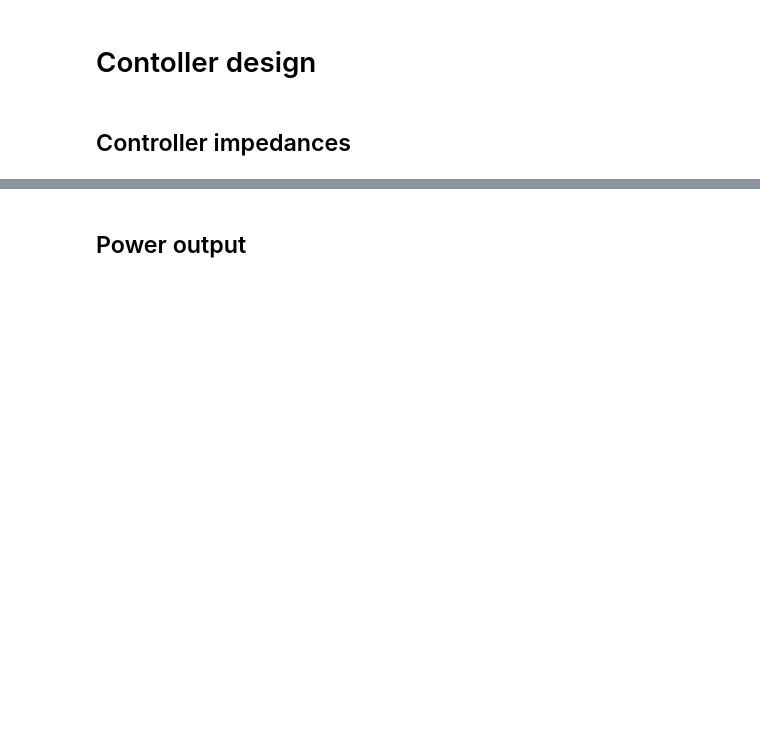
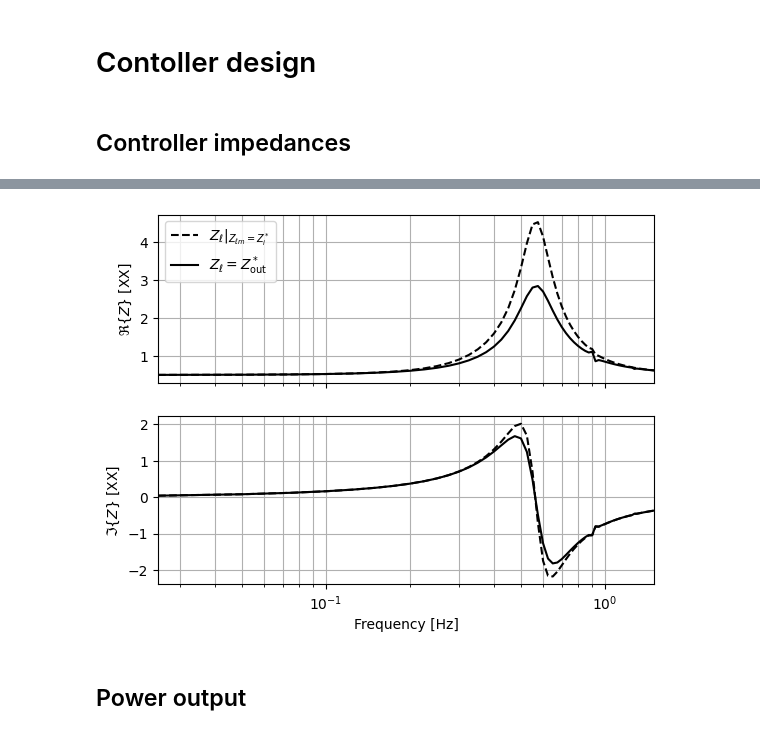
Before and after one commit to sandialabs/wec_as_multiport, a Jupyter notebook: src/wec_as_multiport.ipynb, the cells around one changed output, grey strips where cells are left out. Saved outputs shown, nothing was run; the diff lists cells and outputs as text; code cells hidden in the pictures; blank space fills up the shorter version.

Commit message:
updates up to, but not including, Table II
use only Fpto (no Fa), defined opposite Fexc
add real and imaginary plot for load impedances
correct error in Zlm equations
general text edits

```diff
--- a/src/wec_as_multiport.ipynb
+++ b/src/wec_as_multiport.ipynb
@@ -140,3 +151,41 @@ fig.savefig(os.path.join(gfx_path,base_name + 'load_impedance_for_mech_power.pdf
+# %%
+fig, ax = plt.subplots(nrows=2,
+                       sharex=True)
+
+ax[0].plot(wec.freq, np.real(np.abs(wec.Zl_opt_mech)),
+           color='k',
+           ls='--',
+           label='$Z_\ell \\vert_{Z_{\ell m} = Z_i^*}$')
+ax[0].plot(wec.freq, np.real(np.abs(wec.Zl_opt)),
+           color='k',
+           ls='-',
+           label='$Z_\ell = Z_{\\mathrm{out}}^*$')
+
+ax[1].plot(wec.freq, np.imag(wec.Zl_opt_mech),
+           color='k',
+           ls='--',
+           label='$Z_\ell \\vert_{Z_{\ell m} = Z_i^*}$')
+ax[1].plot(wec.freq, np.imag(wec.Zl_opt),
+           color='k',
+           ls='-',
+           label='$Z_\ell = Z_{\\mathrm{out}}^*$')
+
+for axi in ax:
+    axi.set_xscale('log')
+    axi.autoscale(enable=True, axis='x', tight=True)
+    axi.grid(which='both', axis='both')
+    axi.set_title('')
+    axi.label_outer()
+
+ax[0].legend()
+ax[-1].set_xlabel('Frequency [Hz]')
+
+ax[0].set_ylabel('$\\Re \{ Z \}$ [XX]')
+ax[1].set_ylabel('$\\Im \{ Z \}$ [XX]')
+
+fig.savefig(os.path.join(gfx_path,base_name + 'load_impedance_for_mech_power_real_imag.pdf'))
+# %% [output]
+[figure, added]
 # %% [markdown]
 ## Power output
 # %%
```
Also changed, not shown: parts of 8 cells of this notebook, 10 other files.
